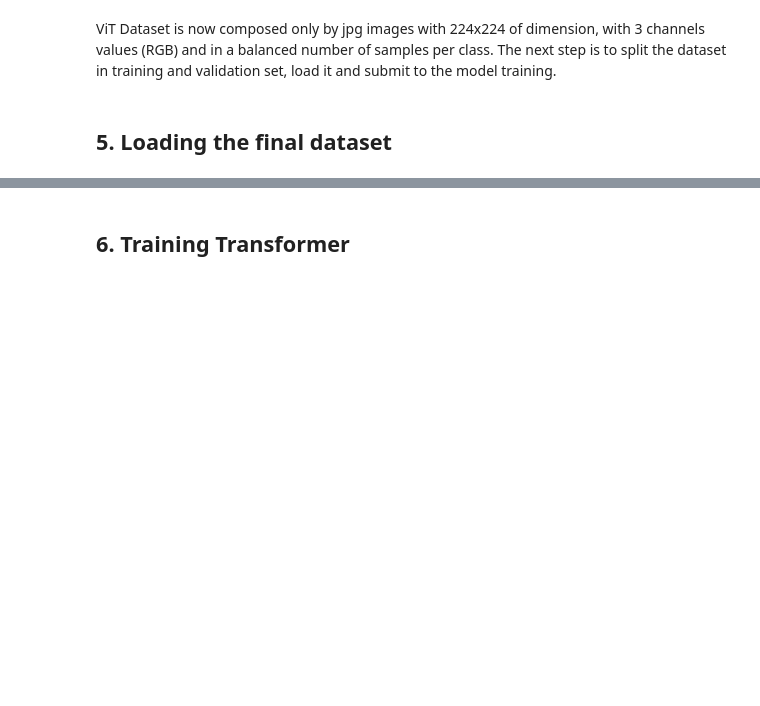
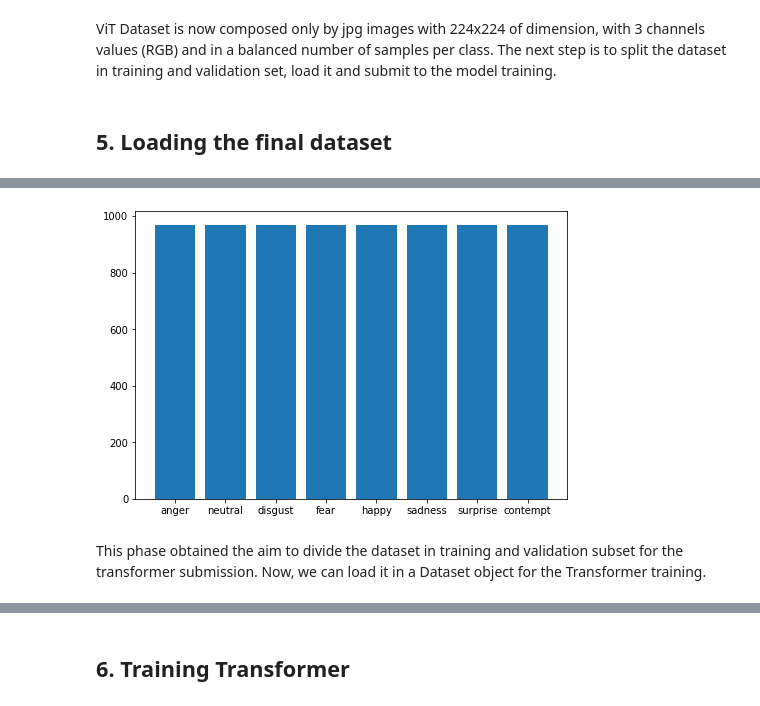
Before and after one commit to kode-git/vfer, a Jupyter notebook: ViT_Face_Emotion_Recognition.ipynb, the cells around one changed output, grey strips where cells are left out. Cells and saved outputs as stored; diff of their text form; code cells hidden in the pictures; blank space fills up the shorter version.

```diff
--- a/ViT_Face_Emotion_Recognition.ipynb
+++ b/ViT_Face_Emotion_Recognition.ipynb
@@ -729,0 +811,4 @@ ViT Dataset is now composed only by jpg images with 224x224 of dimension, with 3
+# %%
+plot_dataset("/content/drive/MyDrive/Datasets/ViT-TV/val/*")
+# %% [output]
+[figure, added]
@@ -729,0 +838,2 @@ ViT Dataset is now composed only by jpg images with 224x224 of dimension, with 3
+# %% [markdown]
+This phase obtained the aim to divide the dataset in training and validation subset for the transformer submission. Now, we can load it in a Dataset object for the Transformer training.
```
Also changed, not shown: parts of 10 cells of this notebook.
